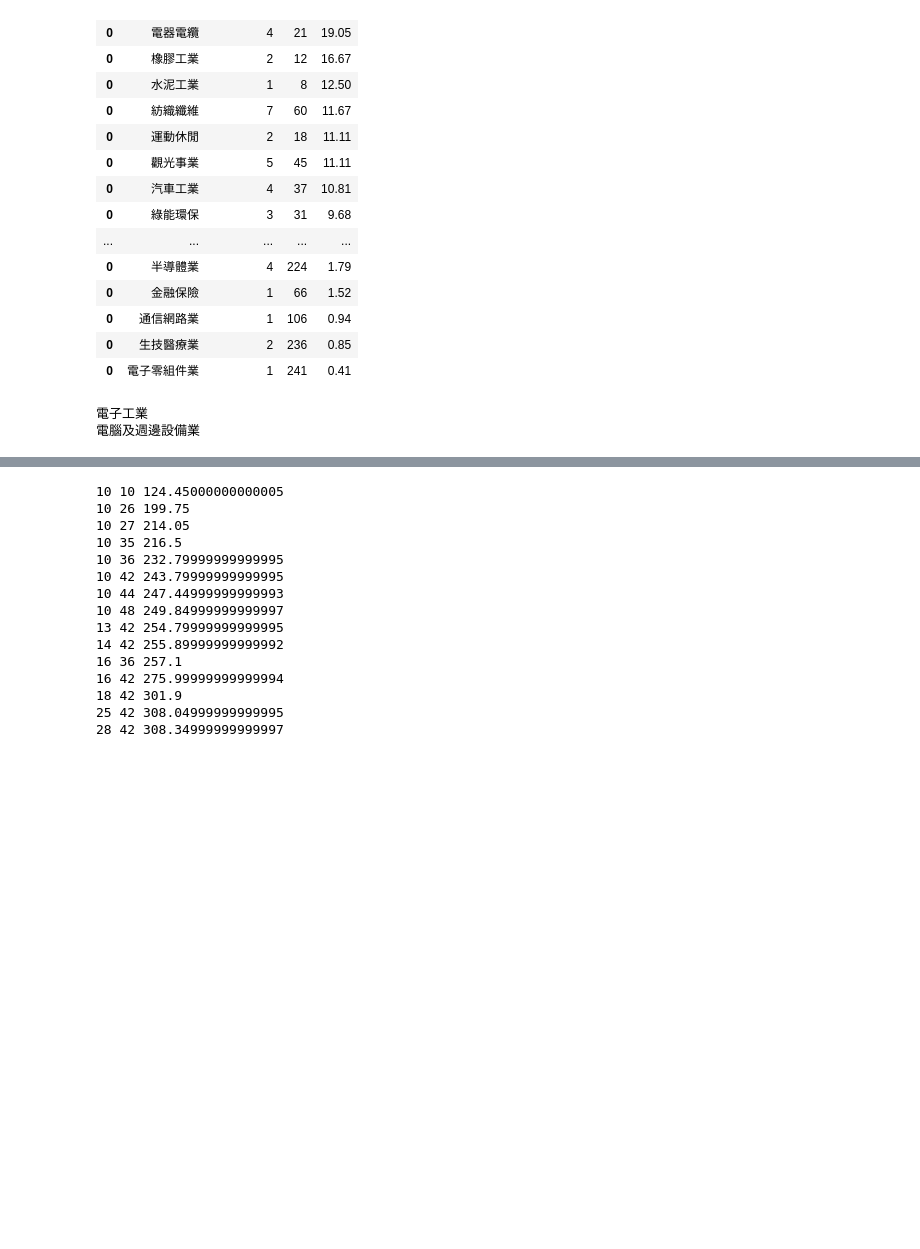
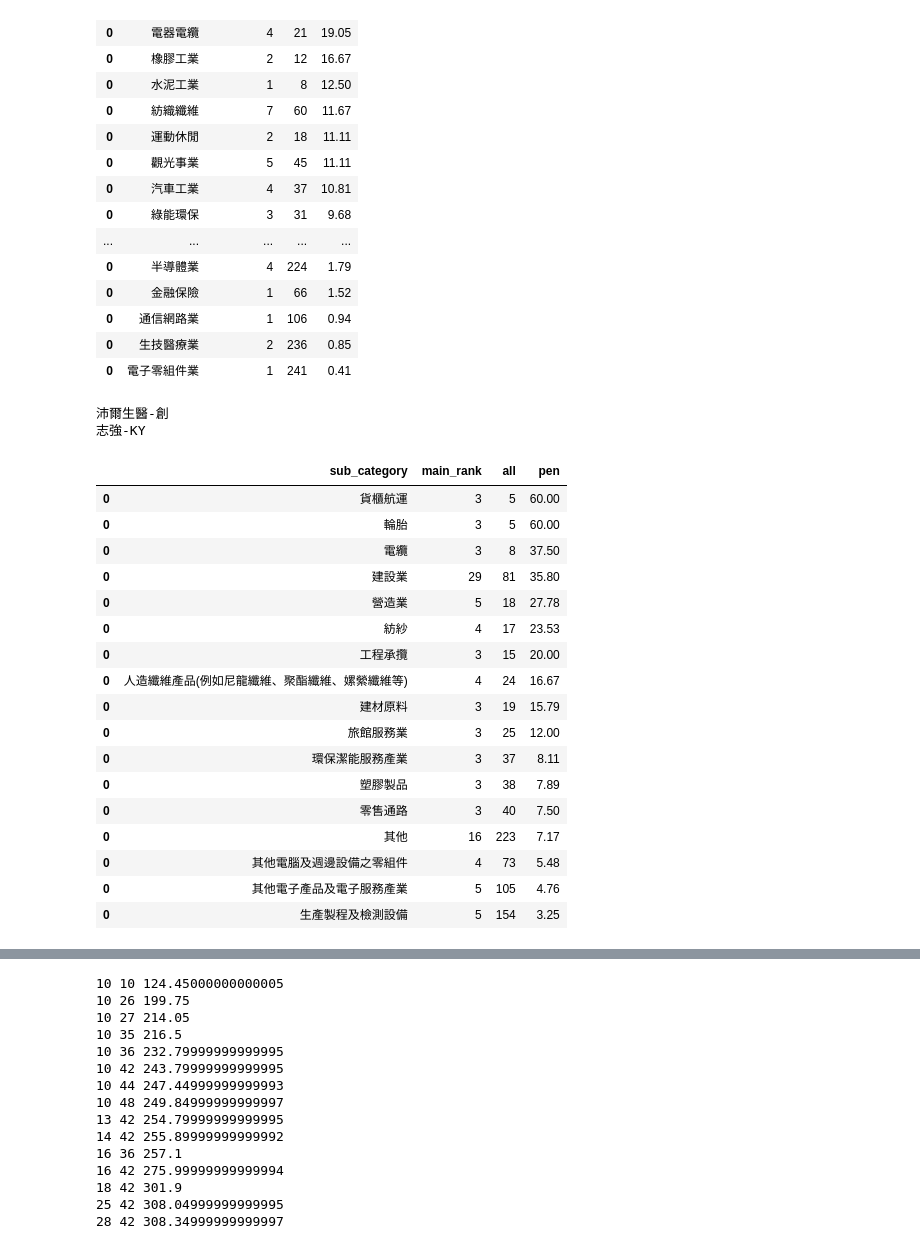
Before and after one commit to mulderfang/stock, a Jupyter notebook: RS與回測量化分析.ipynb, the cells around one changed output, grey strips where cells are left out. Cells and saved outputs as stored; diff of their text form; code cells hidden in the pictures; blank space fills up the shorter version.

```diff
--- a/RS與回測量化分析.ipynb
+++ b/RS與回測量化分析.ipynb
@@ -302,7 +352,7 @@ for i in df_rs70.index:
 import collections
 
 # 挑RS高的
-df_rs70 = df_rs70[df_rs70['rank'] > 90]
+df_rs70 = df_rs70[df_rs70['rank'] > 70]
 
 industry_list=[]
 for i in df_rs70.index:
@@ -346,11 +396,60 @@ df_main_category
 | 0 | 通信網路業 | 1 | 106 | 0.94 |
 | 0 | 生技醫療業 | 2 | 236 | 0.85 |
 | 0 | 電子零組件業 | 1 | 241 | 0.41 |
-# %%
-temp = info[info['stock_id'] == '3017']
-
-for j in range(len(temp)):
-    print(temp.iloc[j,0])
-# %% [output]
-電子工業
-電腦及週邊設備業
+# %%
+df_sub_category_list = pd.read_csv('/Users/mac/Desktop/desktop/stock_data/df_category_list.csv')
+df_sub_category_list = df_sub_category_list.set_index(['stock_id'])
+
+sub_industry_list=[]
+for i in df_rs70.index:
+    try:
+        temp = df_sub_category_list.loc[i].sub_category
+    except:
+        print(df_rs70.loc[i]['stock_name'])
+        pass
+    if(isinstance(temp, str)):
+        sub_industry_list.append(temp)
+    else:
+        for j in temp:
+            sub_industry_list.append(j)
+df_rs70_sub_category = collections.Counter(sub_industry_list)
+sub_category_list = collections.Counter(df_sub_category_list['sub_category'])
+
+df_sub_category = pd.DataFrame()
+for i in df_rs70_sub_category:
+    sub_category = {
+    "sub_category": [i],
+    "main_rank": [df_rs70_sub_category[i]],
+    "all": [sub_category_list[i]],
+    "pen": [round((df_rs70_sub_category[i]/sub_category_list[i])*100,2)]}
+
+    df_sub_category_temp = pd.DataFrame(sub_category)
+    df_sub_category = pd.concat([df_sub_category,df_sub_category_temp])
+
+
+df_sub_category.sort_values(by=['pen'], ascending=False, inplace=True)
+# %% [output]
+沛爾生醫-創
+志強-KY
+# %%
+df_sub_category[df_sub_category['main_rank'] > 2]
+#df_sub_category_list[df_sub_category_list['sub_category'] == '散熱片、風扇馬達、散熱模組']
+# %% [output]
+|  | sub_category | main_rank | all | pen |
+| 0 | 貨櫃航運 | 3 | 5 | 60.00 |
+| 0 | 輪胎 | 3 | 5 | 60.00 |
+| 0 | 電纜 | 3 | 8 | 37.50 |
+| 0 | 建設業 | 29 | 81 | 35.80 |
+| 0 | 營造業 | 5 | 18 | 27.78 |
+| 0 | 紡紗 | 4 | 17 | 23.53 |
+| 0 | 工程承攬 | 3 | 15 | 20.00 |
+| 0 | 人造纖維產品(例如尼龍纖維、聚酯纖維、嫘縈纖維等) | 4 | 24 | 16.67 |
+| 0 | 建材原料 | 3 | 19 | 15.79 |
+| 0 | 旅館服務業 | 3 | 25 | 12.00 |
+| 0 | 環保潔能服務產業 | 3 | 37 | 8.11 |
+| 0 | 塑膠製品 | 3 | 38 | 7.89 |
+| 0 | 零售通路 | 3 | 40 | 7.50 |
+| 0 | 其他 | 16 | 223 | 7.17 |
+| 0 | 其他電腦及週邊設備之零組件 | 4 | 73 | 5.48 |
+| 0 | 其他電子產品及電子服務產業 | 5 | 105 | 4.76 |
+| 0 | 生產製程及檢測設備 | 5 | 154 | 3.25 |
```
Also changed, not shown: parts of 10 cells of this notebook.
